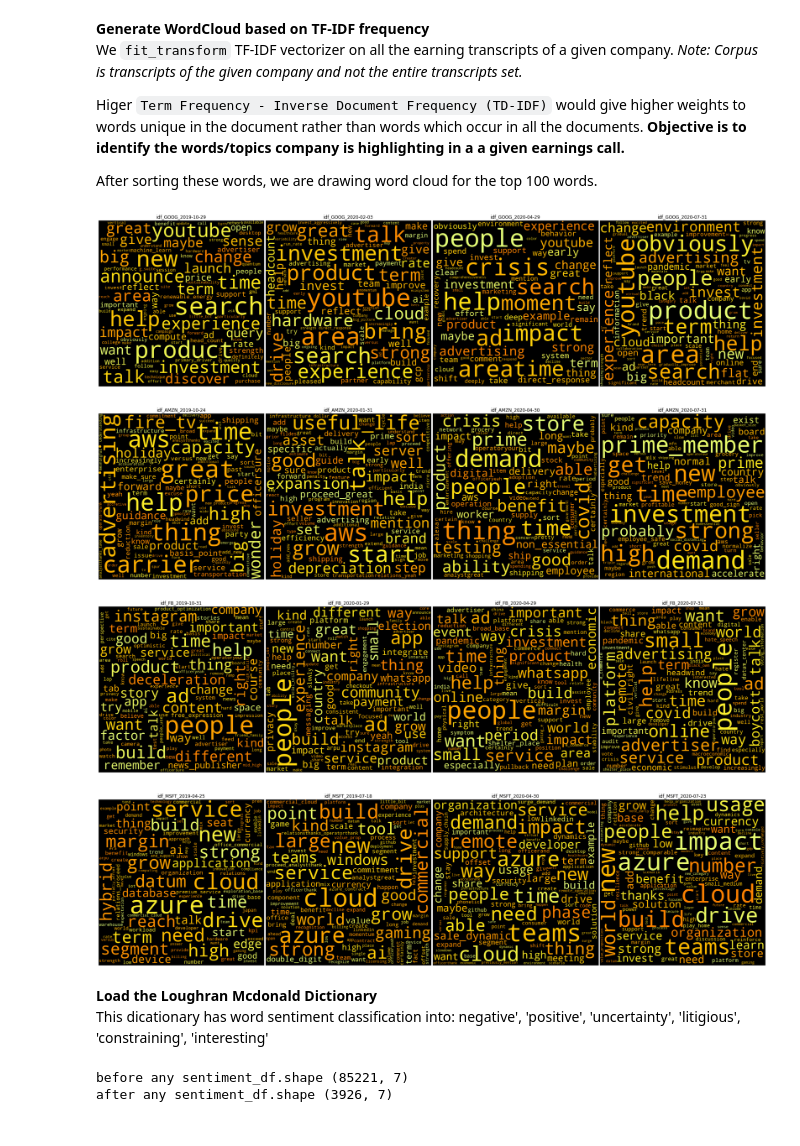
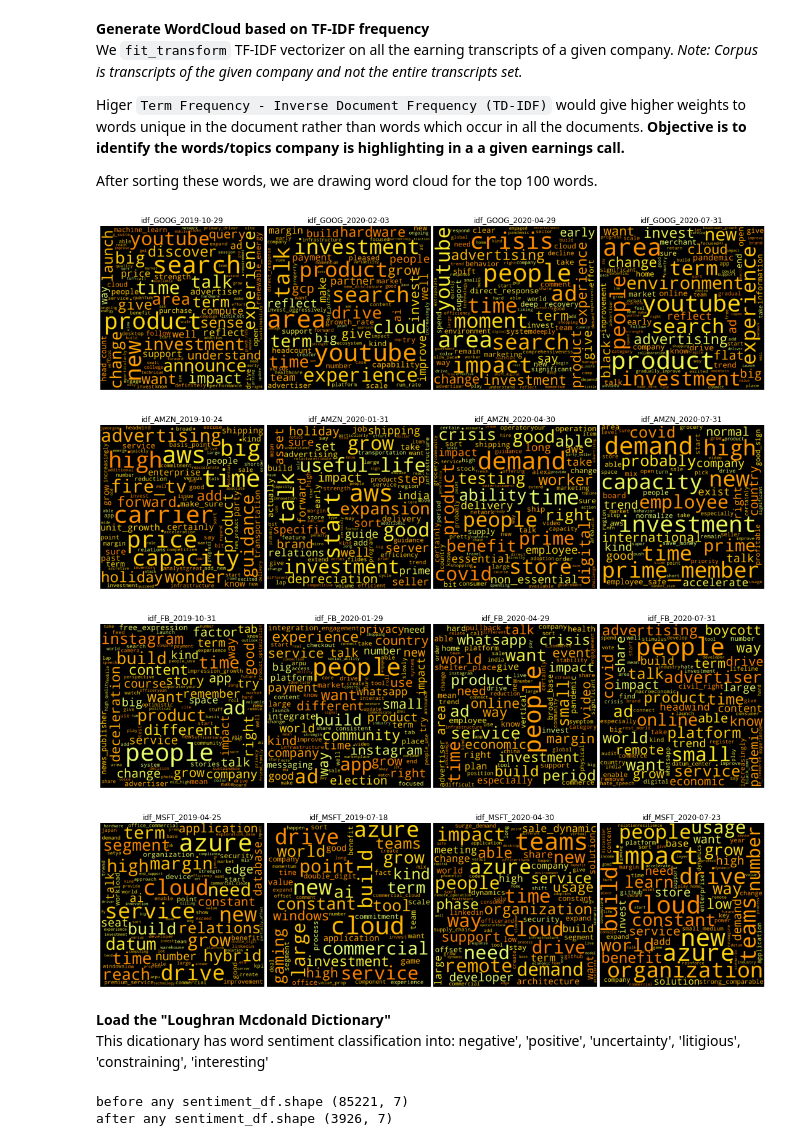
Before and after one commit to alsm6169/nlp_on_10k, a Jupyter notebook: nlp_tech_call_transcripts.ipynb, the cells around one changed output. Cells and saved outputs as stored; diff of their text form; code cells hidden in the pictures.

```diff
--- a/nlp_tech_call_transcripts.ipynb
+++ b/nlp_tech_call_transcripts.ipynb
@@ -234,12 +232,15 @@ i.e. unfortunately this list is created custom for the underlying data
 additional_stop_words = ['hi', 'earning', 'conference', 'speaker', 'analyst', 'operator', 'welcome', \
                          'think', 'cost', 'result', 'primarily', 'overall', 'line', 'general', \
                           'thank', 'see', 'alphabet', 'google', 'facebook', 'amazon', 'microsoft',\
-                        'business', 'customer', 'growth', 'revenue', 'question', 'lady', 'gentleman', \
+                        'business', 'customer', 'revenue', 'question', 'lady', 'gentleman', \
                         'continue', 'continuing', 'continued', 'focus', 'participant', 'see', 'seeing', \
                         'user', 'work', 'lot', 'day',  'like', 'looking', 'look', 'come', 'yes', 'include', \
                         'investor', 'director', 'expense', 'manager', 'founder', 'chairman', \
                          'chief', 'operating', 'officer', 'executive', 'financial', 'senior', 'vice', 'president', \
-                        'opportunity', 'go', 'expect', 'increase', 'quarter', 'stand', 'instructions']
+                        'opportunity', 'go', 'expect', 'increase', 'quarter', 'stand', 'instructions', \
+                        'obviously', 'thing', 'important', 'help', 'bring', 'mention', 'yeah', 'get', 'proceed', \
+                        'currency', 'example', 'believe']
+
 for stopword in additional_stop_words:
     nlp.vocab[stopword].is_stop = True
 # %% [markdown]
@@ -312,7 +313,7 @@ Then we will get lemmatized words for all other words
 # %%
 # new bigram based stop words which can go
 additional_stop_words=['gross_margin', 'come_line', 'constant_currency', 'operatorthank_proceed', 'long_term', \
-                      'grow_constant']
+                      'grow_constant', 'year_year' , 'growth', 'strong', 'great', 'maybe']
 def get_lemmatized_words(df_row):
     """
     Get the lemmatized words after removing the new bigram based stopd words
@@ -373,41 +374,41 @@ wc = WordCloud(width = 1000, height = 1000,
                max_font_size=150,
                colormap='Wistia')
 docs_joined = []
 num_tickers = len(tickers)
 for ticker in tickers:
 
     sub_df = df.loc[df['ticker']==ticker]
     sub_df = sub_df.sort_values('call_date',ascending=True)
     docs = sub_df['words_ngrams'].apply(lambda x: " ".join(x)).tolist()
     dates = sub_df['call_date'].tolist()
     num_dates = len(dates)
     # tokenize and build vocab
     idf_vector = tfidf_vectorizer.fit_transform(docs)
     index=0
-    fig = plt.figure(figsize=(25,25))
+    fig = plt.figure(figsize=(15,15))
     for dt, doc in zip(dates, docs):
         docs_joined.extend(doc)
 
         df_idf = pd.DataFrame(idf_vector[index].T.toarray(), index=tfidf_vectorizer.get_feature_names(),columns=["idf_weights"])
         dict_idf_topwrds = df_idf.sort_values(by=['idf_weights'],ascending=False)[:num_top_words].to_dict()['idf_weights']
 
         plt.subplot(1*num_tickers, num_dates,index+1).set_title("idf_" + ticker + "_" + str(dt.date()))
         wc.generate_from_frequencies(dict_idf_topwrds)
         # plot the WordCloud image
         plt.imshow(wc)
         plt.axis("off")
         plt.tight_layout(pad = 0)
-
         index += 1
+    # fig.savefig('WordCloud_' + ticker + '.png')
 
 plt.show()
 # %% [output]
-[figure, old version]
+[figure, new version]
-[figure, old version]
+[figure, new version]
-[figure, old version]
+[figure, new version]
-[figure, old version]
+[figure, new version]
 # %% [markdown]
-**Load the Loughran Mcdonald Dictionary**
+**Load the "Loughran Mcdonald Dictionary"**
 This dicationary has word sentiment classification into: negative', 'positive', 'uncertainty', 'litigious', 'constraining', 'interesting'
 # %%
 sentiments = ['negative', 'positive', 'uncertainty', 'litigious', 'constraining', 'interesting']
```
Also changed, not shown: parts of 12 cells of this notebook, 1 other file.
